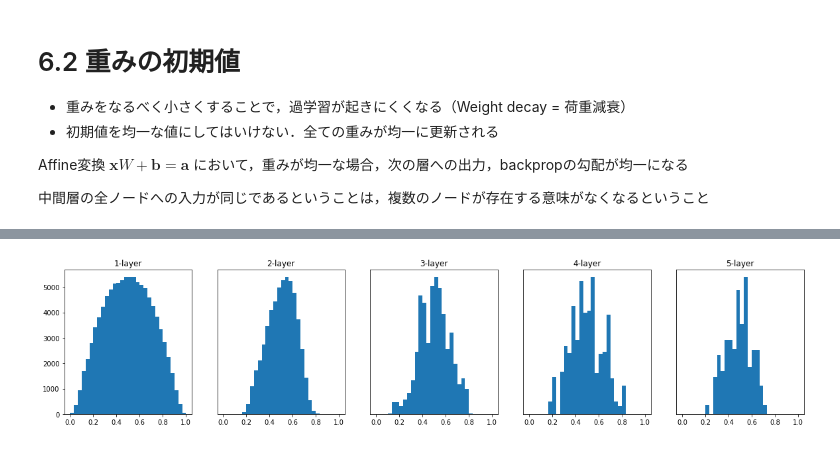
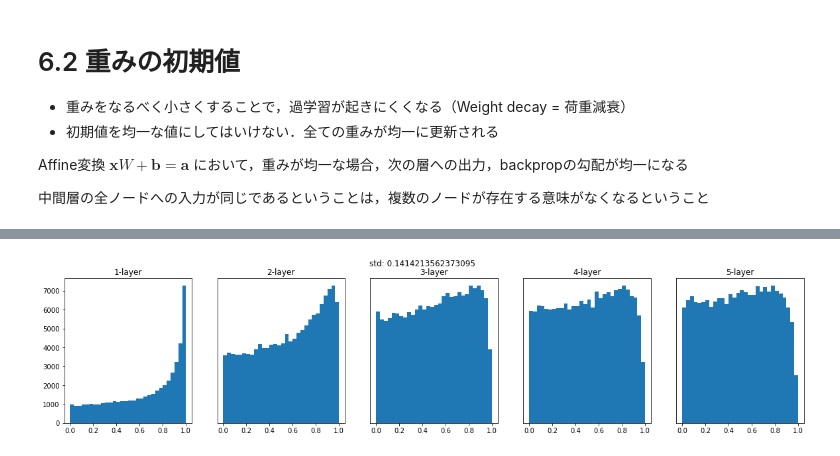
Before and after one commit to KodaiS/ds-python, a Jupyter notebook: deep-learning-from-scratch/ch06/ch06.ipynb, the cells around one changed output, grey strips where cells are left out. Cells and saved outputs as stored; diff of their text form; code cells hidden in the pictures.

```diff
--- a/deep-learning-from-scratch/ch06/ch06.ipynb
+++ b/deep-learning-from-scratch/ch06/ch06.ipynb
@@ -213,38 +220,40 @@ node_num = 100  # 各隠れ層のノード（ニューロン）の数
 hidden_layer_size = 5  # 隠れ層が5層
 activations = {}  # ここにアクティベーションの結果を格納する
 
 x = input_data
 
 for i in range(hidden_layer_size):
     if i != 0:
         x = activations[i-1]
 
     # 初期値の値をいろいろ変えて実験しよう！
-#     w = np.random.randn(node_num, node_num) * 1
-#     w = np.random.randn(node_num, node_num) * 0.01
-    w = np.random.randn(node_num, node_num) * np.sqrt(1.0 / node_num)
-#     w = np.random.randn(node_num, node_num) * np.sqrt(2.0 / node_num)
+#     std = 1
+#     std = 0.01
+#     std = np.sqrt(1.0 / node_num) # Sigmoid 最適
+    std = np.sqrt(2.0 / node_num) # ReLU 最適
 
+    w = np.random.randn(node_num, node_num) * std
 
     a = np.dot(x, w)
 
 
     # 活性化関数の種類も変えて実験しよう！
-    z = sigmoid(a)
-    # z = ReLU(a)
-    # z = tanh(a)
+#     z = sigmoid(a)
+#     z = ReLU(a)
+    z = tanh(a)
 
     activations[i] = z
 
 # ヒストグラムを描画
 plt.figure(figsize=(20, 4))
+plt.suptitle('std: ' + str(std))
 for i, a in activations.items():
     plt.subplot(1, len(activations), i+1)
     plt.title(str(i+1) + "-layer")
     if i != 0: plt.yticks([], [])
     # plt.xlim(0.1, 1)
     # plt.ylim(0, 7000)
     plt.hist(a.flatten(), 30, range=(0,1))
 plt.show()
 # %% [output]
-[figure, old version]
+[figure, new version]
```
Also changed, not shown: parts of 3 cells of this notebook.
